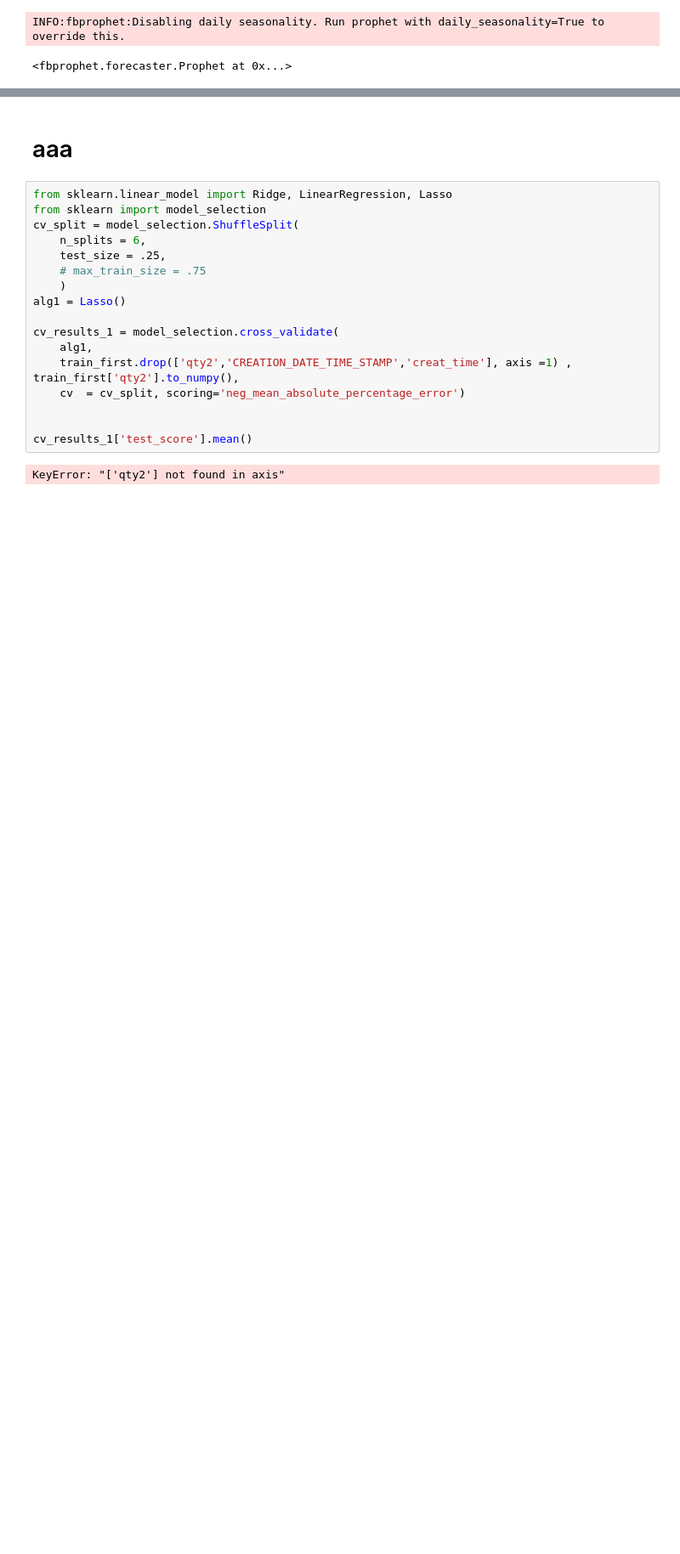
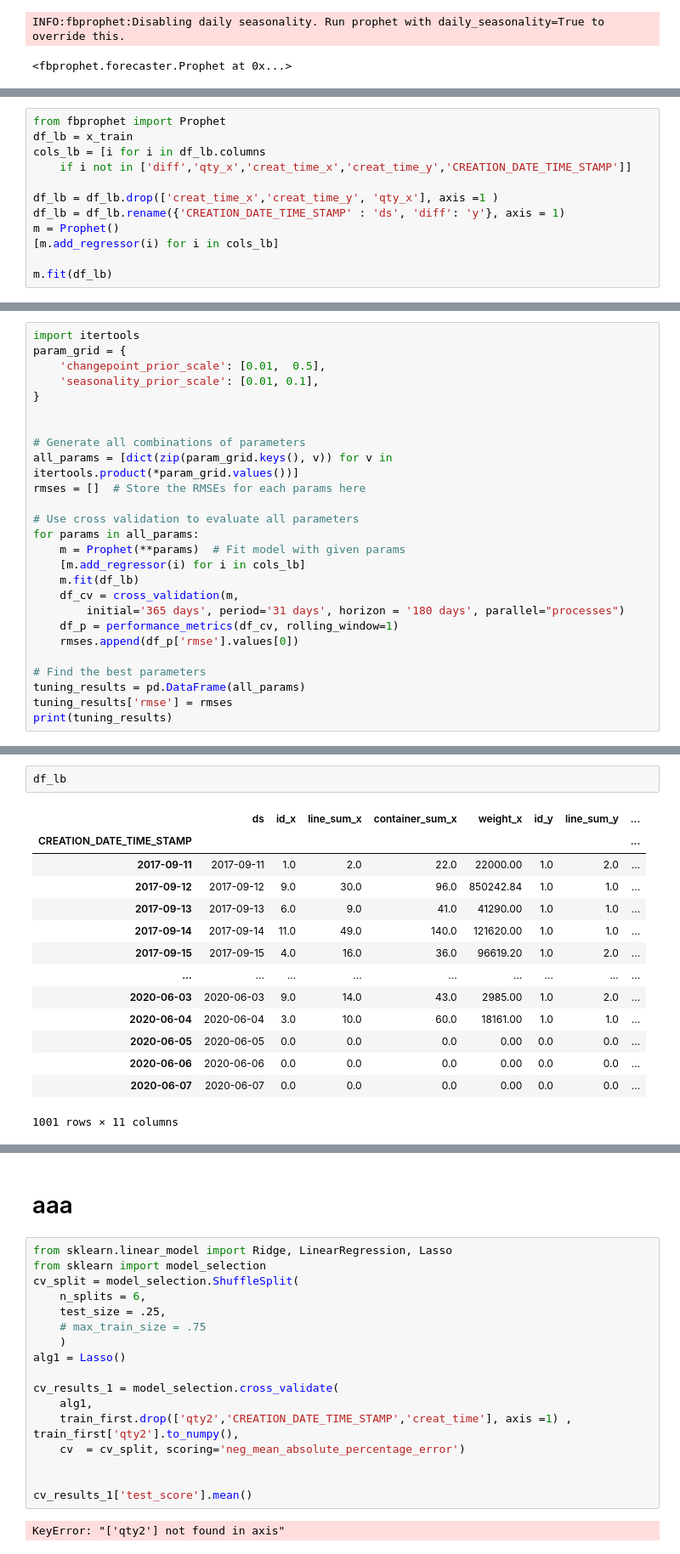
Before and after one commit to fyenne/play3_timeseries, a Jupyter notebook: hpi_out.ipynb, the cells around one changed output, grey strips where cells are left out. Shown at 85% size. Saved outputs shown, nothing was run; the diff lists cells and outputs as text; blank space fills up the shorter version.

```diff
--- a/hpi_out.ipynb
+++ b/hpi_out.ipynb
@@ -400,0 +458,12 @@ x_test
+# %%
+from fbprophet import Prophet
+df_lb = x_train
+cols_lb = [i for i in df_lb.columns
+    if i not in ['diff','qty_x','creat_time_x','creat_time_y','CREATION_DATE_TIME_STAMP']]
+
+df_lb = df_lb.drop(['creat_time_x','creat_time_y', 'qty_x'], axis =1 )
+df_lb = df_lb.rename({'CREATION_DATE_TIME_STAMP' : 'ds', 'diff': 'y'}, axis = 1)
+m = Prophet()
+[m.add_regressor(i) for i in cols_lb]
+
+m.fit(df_lb)
@@ -400,0 +473,26 @@ x_test
+# %%
+import itertools
+param_grid = {
+    'changepoint_prior_scale': [0.01,  0.5],
+    'seasonality_prior_scale': [0.01, 0.1],
+}
+
+
+# Generate all combinations of parameters
+all_params = [dict(zip(param_grid.keys(), v)) for v in itertools.product(*param_grid.values())]
+rmses = []  # Store the RMSEs for each params here
+
+# Use cross validation to evaluate all parameters
+for params in all_params:
+    m = Prophet(**params)  # Fit model with given params
+    [m.add_regressor(i) for i in cols_lb]
+    m.fit(df_lb)
+    df_cv = cross_validation(m,
+        initial='365 days', period='31 days', horizon = '180 days', parallel="processes")
+    df_p = performance_metrics(df_cv, rolling_window=1)
+    rmses.append(df_p['rmse'].values[0])
+
+# Find the best parameters
+tuning_results = pd.DataFrame(all_params)
+tuning_results['rmse'] = rmses
+print(tuning_results)
@@ -401 +531,18 @@ x_test
+# %%
+df_lb
+# %% [output]
+|  | ds | id_x | line_sum_x | container_sum_x | weight_x | id_y | line_sum_y | ... |
+| CREATION_DATE_TIME_STAMP |  |  |  |  |  |  |  | ... |
+| 2017-09-11 | 2017-09-11 | 1.0 | 2.0 | 22.0 | 22000.00 | 1.0 | 2.0 | ... |
+| 2017-09-12 | 2017-09-12 | 9.0 | 30.0 | 96.0 | 850242.84 | 1.0 | 1.0 | ... |
+| 2017-09-13 | 2017-09-13 | 6.0 | 9.0 | 41.0 | 41290.00 | 1.0 | 1.0 | ... |
+| 2017-09-14 | 2017-09-14 | 11.0 | 49.0 | 140.0 | 121620.00 | 1.0 | 1.0 | ... |
+| 2017-09-15 | 2017-09-15 | 4.0 | 16.0 | 36.0 | 96619.20 | 1.0 | 2.0 | ... |
+| ... | ... | ... | ... | ... | ... | ... | ... | ... |
+| 2020-06-03 | 2020-06-03 | 9.0 | 14.0 | 43.0 | 2985.00 | 1.0 | 2.0 | ... |
+| 2020-06-04 | 2020-06-04 | 3.0 | 10.0 | 60.0 | 18161.00 | 1.0 | 1.0 | ... |
+| 2020-06-05 | 2020-06-05 | 0.0 | 0.0 | 0.0 | 0.00 | 0.0 | 0.0 | ... |
+| 2020-06-06 | 2020-06-06 | 0.0 | 0.0 | 0.0 | 0.00 | 0.0 | 0.0 | ... |
+| 2020-06-07 | 2020-06-07 | 0.0 | 0.0 | 0.0 | 0.00 | 0.0 | 0.0 | ... |
+1001 rows × 11 columns
 # %%
```
Also changed, not shown: parts of 25 cells of this notebook.
